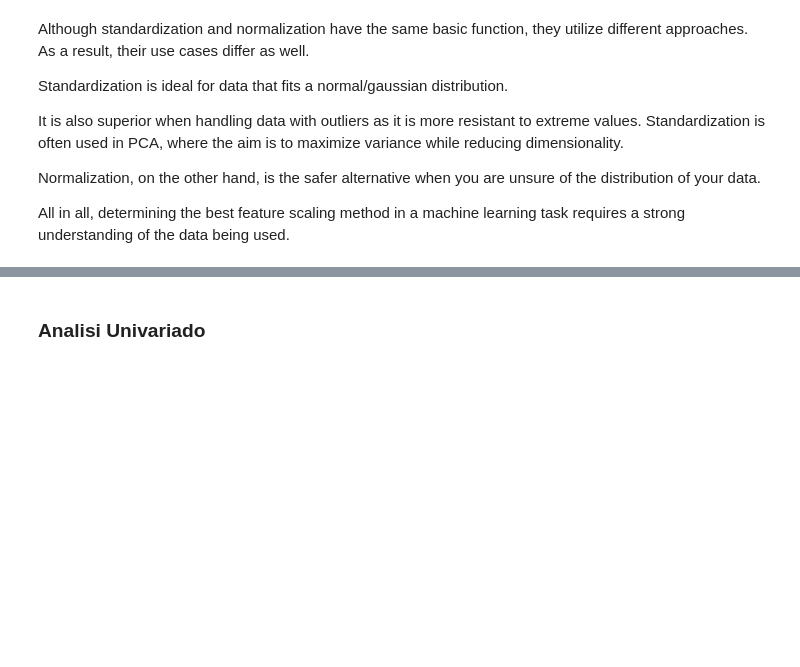
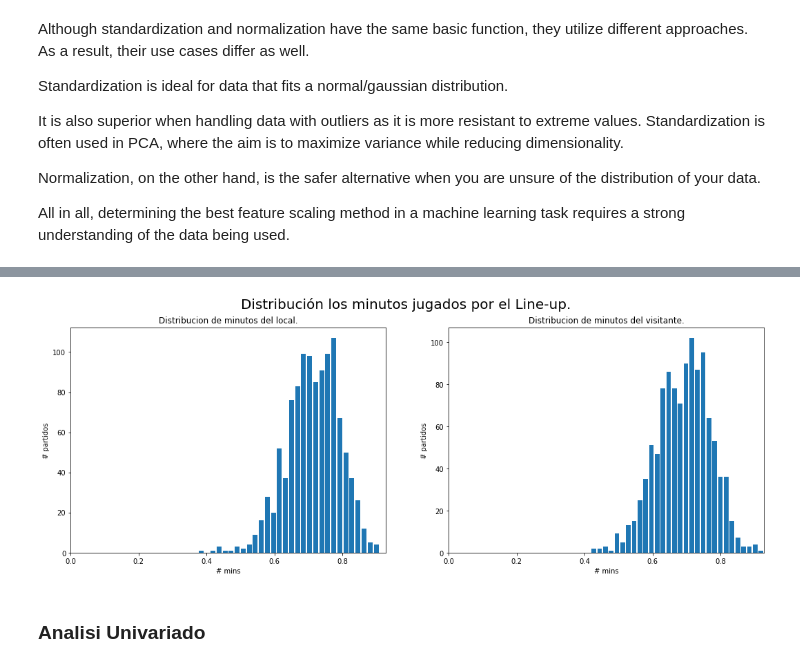
Before and after one commit to prunonos/football_analytics, a Jupyter notebook: code/feature_selection.ipynb, the cells around one changed output, grey strips where cells are left out. Cells and saved outputs as stored; diff of their text form; code cells hidden in the pictures; blank space fills up the shorter version.

```diff
--- a/code/feature_selection.ipynb
+++ b/code/feature_selection.ipynb
@@ -401,0 +608,2 @@ X_norm = X / X_mean
+# %%
+mins_norm = preprocessing.normalize(data[idxs])
@@ -402,3 +620,26 @@ X_norm = X / X_mean
+# %%
+fig, axs = plt.subplots(1,2,figsize=(18,6))
+
+fig.suptitle('Distribución los minutos jugados por el Line-up.', fontsize=20)
+
+axs[0].set_title('Distribucion de minutos del local.')
+axs[1].set_title('Distribucion de minutos del visitante.')
+
+max_value = np.max(mins_norm)
+
+# idxs = ['mins4_H','mins4_A']
+for i,ax in enumerate(axs):
+    x = mins_norm[:,i][mins_norm[:,i] > 0]
+    ax.hist(x,bins=30,rwidth=0.8)
+    # ax.set_ylim(0,120)
+    ax.set_xlim([0,max_value])
+    # ax.set_xticks(range(0,91,10))
+    ax.set_xlabel('# mins')
+    ax.set_ylabel('# partidos')
+
+plt.savefig(path_graphs + 'mins_lineup_norm_distribution.jpg', format='jpg', dpi=200)
+# %% [output]
+[figure, added]
 # %% [markdown]
 ### Analisi Univariado
 # %% [markdown]
```
Also changed, not shown: parts of 46 cells of this notebook, 32 other files.
